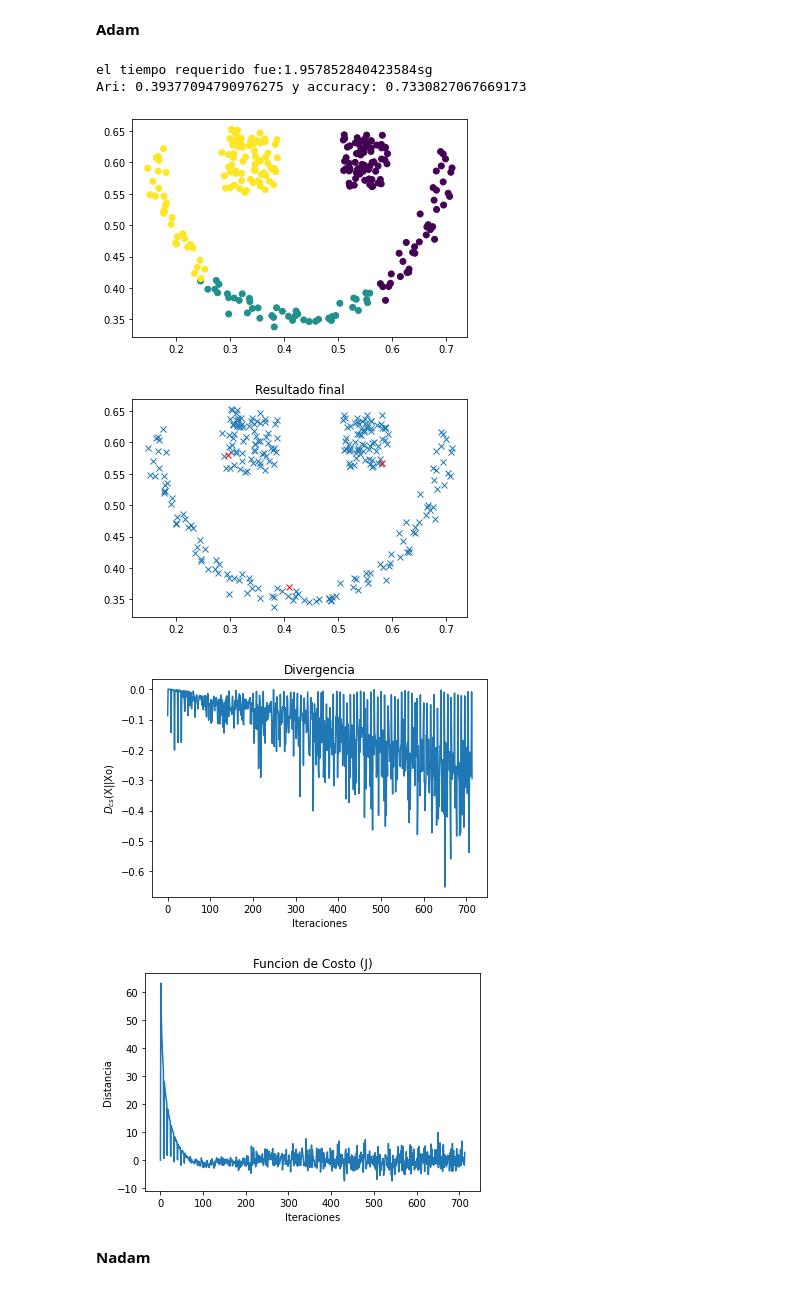
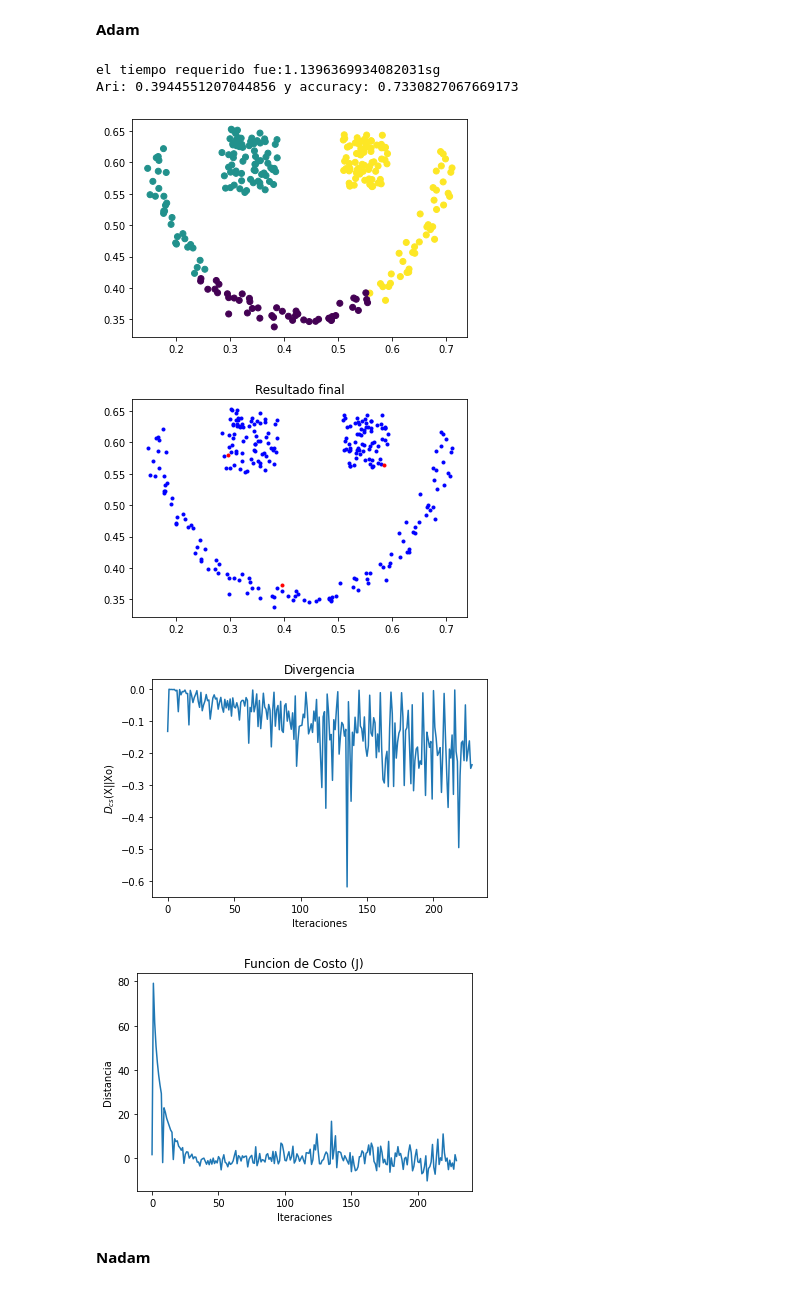
Before and after one commit to Bryan0122/PRI, a Jupyter notebook: PRI_Test.ipynb, the cells around one changed output. Drawn from its saved outputs; the diff is of its cells as text; code cells hidden in the pictures.

```diff
--- a/PRI_Test.ipynb
+++ b/PRI_Test.ipynb
@@ -91,7 +91,7 @@ Ari: 0.39811041152236226 y accuracy: 0.7368421052631579
 **SGD**
 # %%
 t = time.time()
-p = MiniBatchPRI(n_groups=3, lambda_=15, sigma_initial=110, method='SGD',
+p = MiniBatchPRI(n_groups=3, lambda_=25, sigma_initial=40, method='SGD',
                  reduction_ = True)
 p.fit(happy,labels_happy)
 print('el tiempo requerido fue:'+ str(time.time() - t)+'sg')
@@ -111,22 +111,22 @@ Ari: 0.40143028664916547 y accuracy: 0.7368421052631579
 **Adam**
 # %%
 t = time.time()
-p = MiniBatchPRI(n_groups=3, lambda_=15, sigma_initial=100, method='SGD',optimization='Adam',
+p = MiniBatchPRI(n_groups=3, lambda_=25, sigma_initial=40, method='SGD',optimization='Adam',
                  reduction_ = True)
 p.fit(happy,labels_happy)
 print('el tiempo requerido fue:'+ str(time.time() - t)+'sg')
 labels_pre_SGDA=p.predict(happy,labels_happy)
 Rari_SGDA=adjusted_rand_score(labels_happy,labels_pre_SGDA)
 Racc_SGDA=accuracy_score(labels_happy,labels_pre_SGDA)
 print('Ari: '+str(Rari_SGDA)+' y'+' accuracy: '+str(Racc_SGDA))
 p.results()
 # %% [output]
-el tiempo requerido fue:1.957852840423584sg
-Ari: 0.39377094790976275 y accuracy: 0.7330827067669173
+el tiempo requerido fue:1.1396369934082031sg
+Ari: 0.3944551207044856 y accuracy: 0.7330827067669173
-[figure, old version]
+[figure, new version]
-[figure, old version]
+[figure, new version]
-[figure, old version]
+[figure, new version]
-[figure, old version]
+[figure, new version]
 # %% [markdown]
 **Nadam**
 # %%
```
Also changed, not shown: parts of 10 cells of this notebook.
